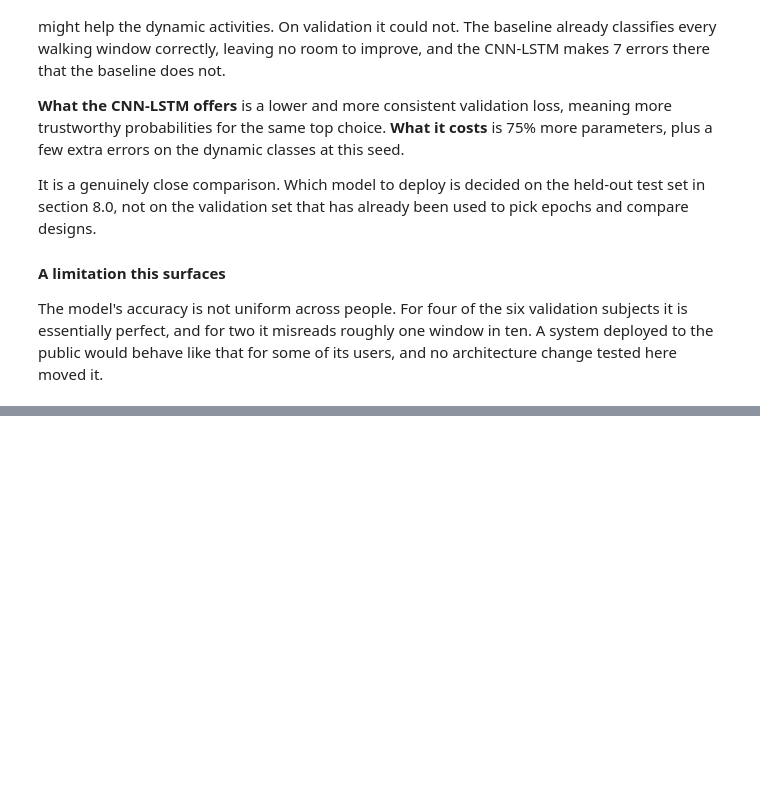
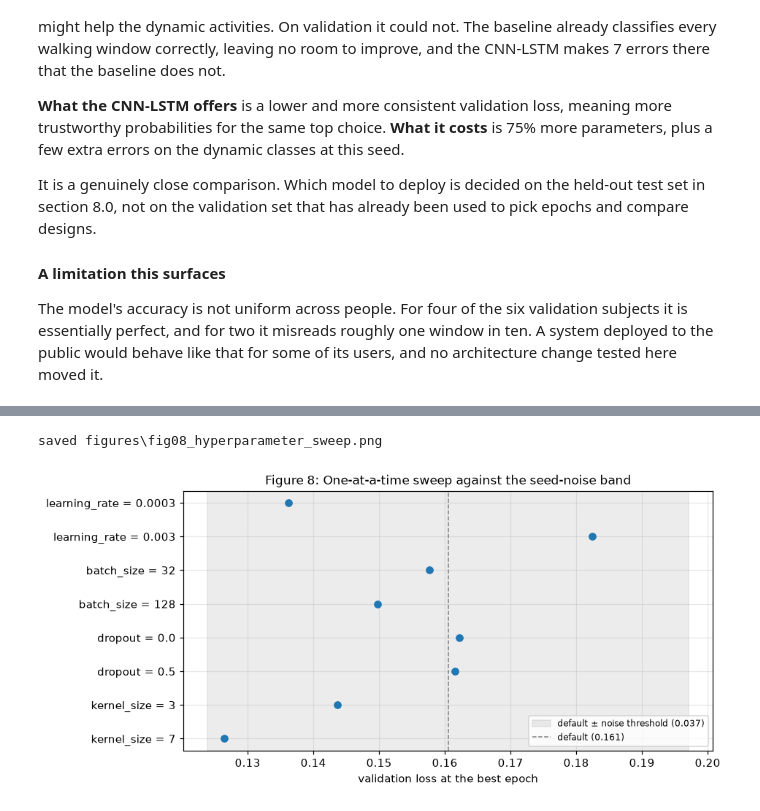
Before and after one commit to Kha73k/IT8414-GroupProject, a Jupyter notebook: IT8414_HAR.ipynb, the cells around one changed output, grey strips where cells are left out. Drawn from its saved outputs; the diff is of its cells as text; code cells hidden in the pictures; blank space fills up the shorter version.

```diff
--- a/IT8414_HAR.ipynb
+++ b/IT8414_HAR.ipynb
@@ -120,6 +120,7 @@ CONFIG = {
     "learning_rate": 1e-3,
     "epochs": 30,
     "patience": 8,            # early stopping: epochs without val-loss improvement
+    "augment": False,         # jitter + scaling on training batches (tested in 7.4)
 }
 
 set_seed(CONFIG["seed"])
@@ -1226,7 +1228,18 @@ def make_optimizer(name, params, lr):
     raise ValueError(f"unknown optimizer: {name}")
 # %%
 # author: Khalifa Alhashel
-def run_epoch(model, loader, loss_fn, optimizer=None):
+def augment_batch(xb, noise_std=0.05, scale_std=0.1):
+    """Jitter and scaling: small random perturbations of a training batch.
+
+    Each channel of each window is multiplied by a random factor near 1
+    (scaling), then Gaussian noise is added to every reading (jitter).
+    Off by default; tested as an experiment in section 7.4.
+    """
+    scale = 1 + scale_std * torch.randn(xb.shape[0], xb.shape[1], 1, device=xb.device)
+    return xb * scale + noise_std * torch.randn_like(xb)
+
+
+def run_epoch(model, loader, loss_fn, optimizer=None, augment=False):
     """One pass over `loader`. Trains if an optimizer is given, otherwise evaluates.
 
     Returns the mean loss and the accuracy over every window in the loader.
@@ -1238,6 +1251,8 @@ def run_epoch(model, loader, loss_fn, optimizer=None):
     with torch.set_grad_enabled(training):   # no gradient bookkeeping when evaluating
         for xb, yb in loader:
             xb, yb = xb.to(device), yb.to(device)
+            if training and augment:
+                xb = augment_batch(xb)           #    training batches only, never evaluation
             logits = model(xb)                   # 1. forward pass
             loss = loss_fn(logits, yb)           # 2. loss
             if training:
@@ -1292,7 +1310,8 @@ def train_model(model, config, train_data, val_data, verbose=True):
     start = time.time()
 
     for epoch in range(1, config["epochs"] + 1):
-        train_loss, train_acc = run_epoch(model, train_loader, loss_fn, optimizer)
+        train_loss, train_acc = run_epoch(model, train_loader, loss_fn, optimizer,
+                                          augment=config["augment"])
         val_loss, val_acc = run_epoch(model, val_loader, loss_fn)
         for key, value in zip(history, (train_loss, train_acc, val_loss, val_acc)):
             history[key].append(value)
@@ -2059,0 +2149,6 @@ some of its users, and no architecture change tested here moved it.
+# %%
+# author: Khalifa Alhashel
+seed_std = seeds_df.loc[seeds_df["model"] == "baseline", "val_loss"].std()
+noise = np.sqrt(2) * seed_std
+print(f"baseline val-loss std across seeds (section 6.3): {seed_std:.4f}")
+print(f"threshold for a single-run difference (sqrt 2 x std): {noise:.4f}")
@@ -2059,0 +2197,21 @@ some of its users, and no architecture change tested here moved it.
+# %%
+# author: Khalifa Alhashel
+exps = sweep.iloc[1:]
+ypos = np.arange(len(exps))
+
+fig, ax = plt.subplots(figsize=(8.5, 4.2))
+ax.axvspan(default_loss - noise, default_loss + noise, color="grey", alpha=0.15,
+           label=f"default ± noise threshold ({noise:.3f})")
+ax.axvline(default_loss, color="grey", ls="--", lw=1, label=f"default ({default_loss:.3f})")
+ax.scatter(exps["val loss"], ypos, zorder=3, color="C0")
+ax.set_yticks(ypos)
+ax.set_yticklabels([f"{p} = {v}" for p, v in zip(exps["parameter"], exps["value"])])
+ax.invert_yaxis()
+ax.set_xlabel("validation loss at the best epoch")
+ax.set_title("Figure 8: One-at-a-time sweep against the seed-noise band")
+ax.legend(fontsize=8, loc="lower right")
+savefig(fig, 8, "hyperparameter_sweep")
+plt.show()
+# %% [output]
+saved figures\fig08_hyperparameter_sweep.png
+[figure, added]
```
Also changed, not shown: parts of 31 cells of this notebook, 2 other files.
